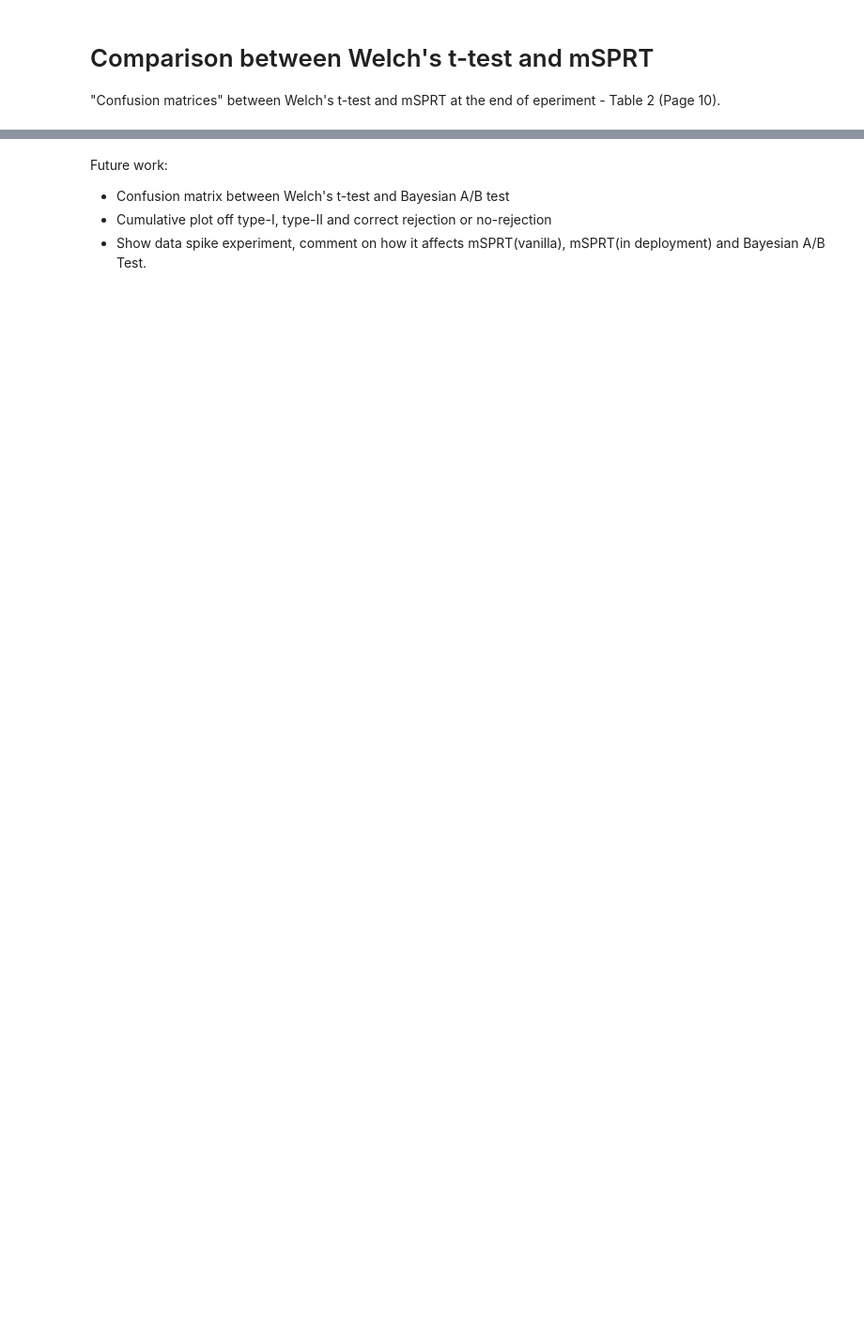
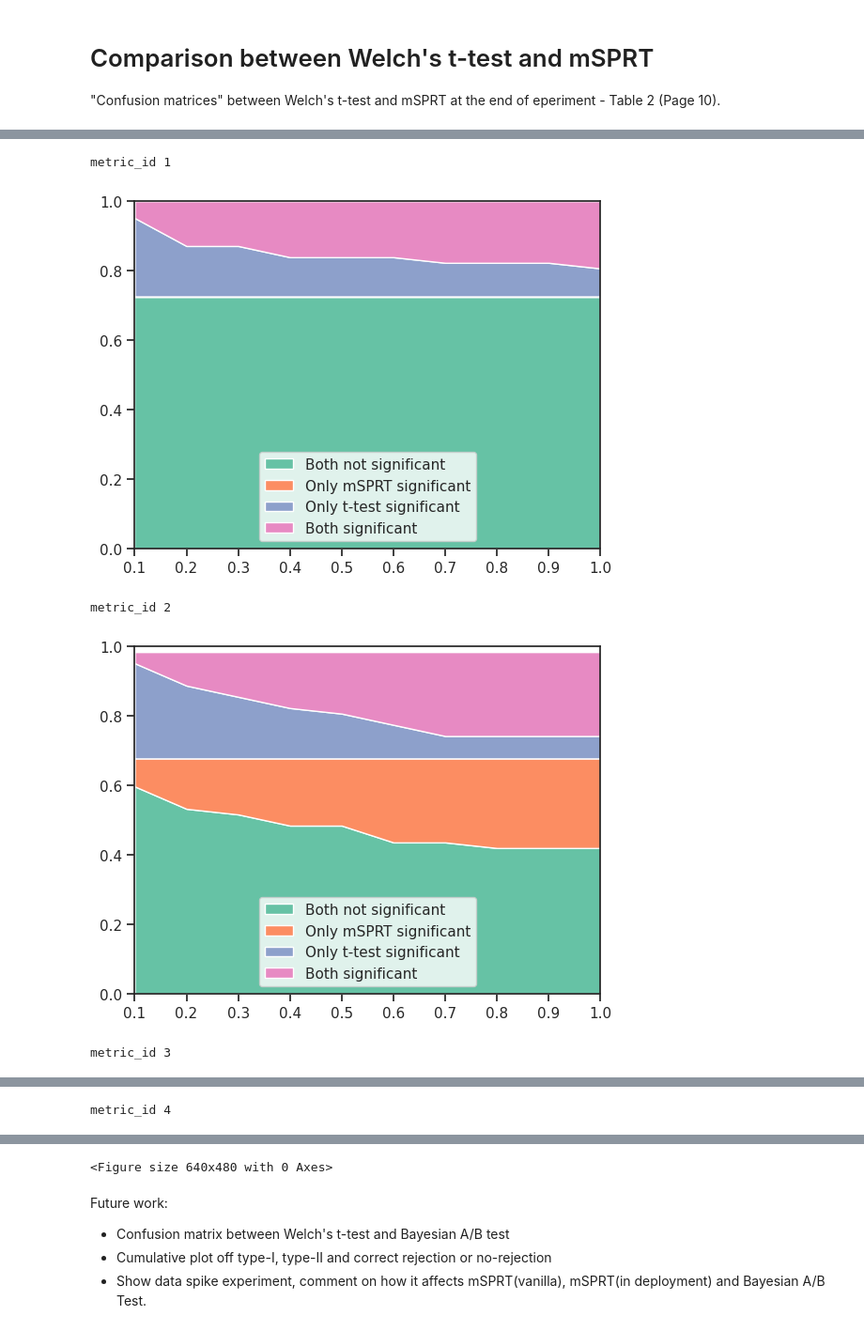
Before and after one commit to liuchbryan/oce-dataset, a Jupyter notebook: oce-dataset.ipynb, the cells around one changed output, grey strips where cells are left out. Shown: that part at 94% size. Drawn from its saved outputs; the diff is of its cells as text; code cells hidden in the pictures; blank space fills up the shorter version.

```diff
--- a/oce-dataset.ipynb
+++ b/oce-dataset.ipynb
@@ -481,16 +579,22 @@ abtest_metric_evol_df
 # %%
-for metric_id in abtest_metric_evol_df['metric_id'].unique():
+for metric_id in abtest_metrics_evol_df['metric_id'].unique():
     print('metric_id', metric_id)
-    x = abtest_metric_evol_df['time_progress_bin'].unique()
-    y = abtest_metric_evol_df[abtest_metric_evol_df['metric_id'] == metric_id][labels].T.values
+    x = abtest_metrics_evol_df['time_progress_bin'].unique()
+    y = abtest_metrics_evol_df[abtest_metrics_evol_df['metric_id'] == metric_id][labels].T.values
 
     # set seaborn style
 
     # Plot
     plt.stackplot(x,y, labels=labels)
     plt.ylim(0,1)
     plt.xlim(0.1, 1)
 
     plt.legend(loc='lower center')
     plt.show()
     plt.savefig(figures_folder + 'time_progress_type_metric_' + str(metric_id) + '.pdf')
+# %% [output]
+metric_id 1
+[figure, added]
+metric_id 2
+[figure, added]
+metric_id 3
@@ -496,0 +602 @@ for metric_id in abtest_metric_evol_df['metric_id'].unique():
+metric_id 4
@@ -497,3 +604,4 @@ for metric_id in abtest_metric_evol_df['metric_id'].unique():
+<Figure size 640x480 with 0 Axes>
 # %% [markdown]
 Future work:
 
```
Also changed, not shown: parts of 13 cells of this notebook, 4 other files.
